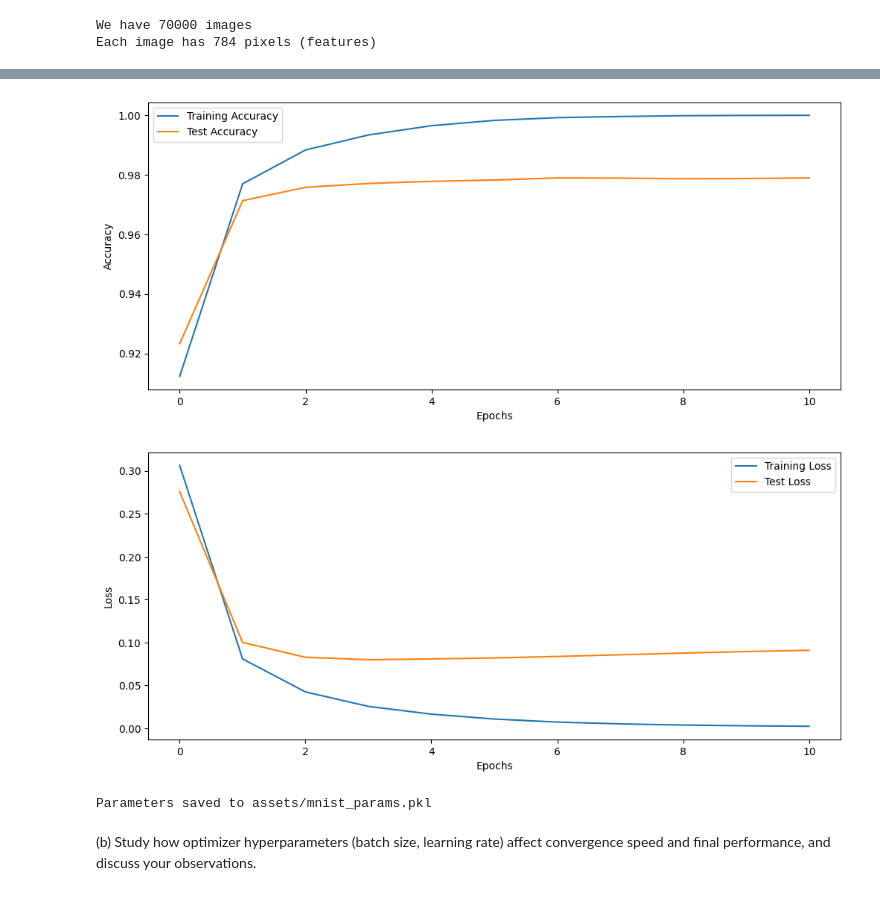
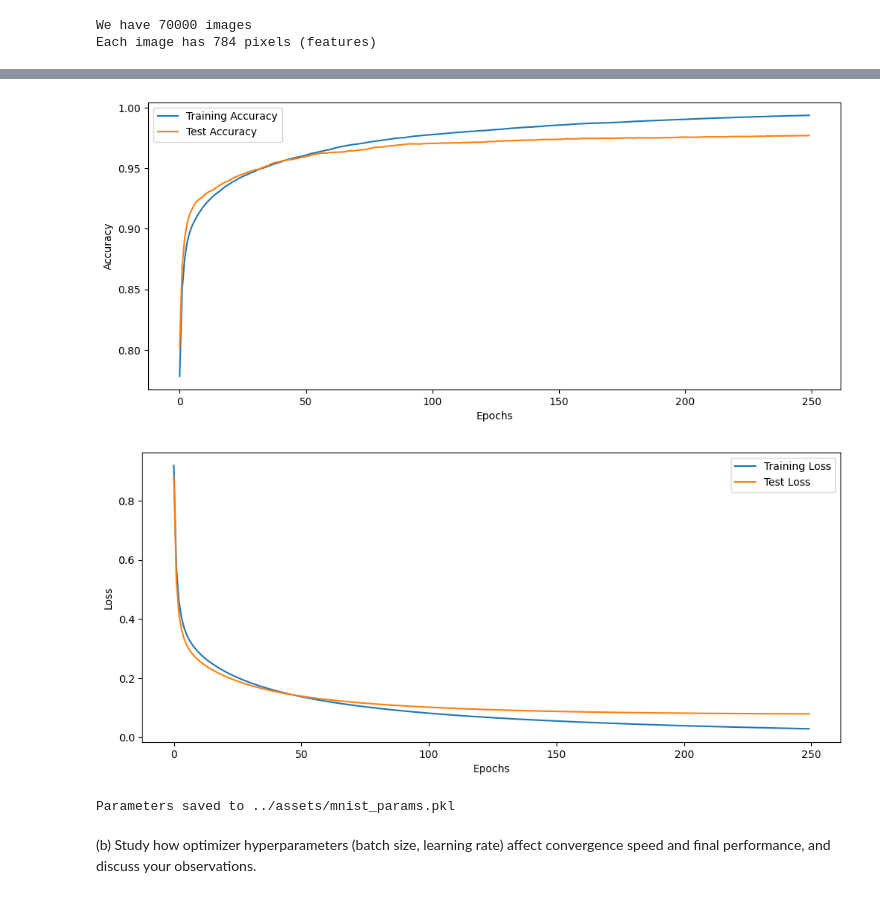
Before and after one commit to yazanmashal03/laoml-project, a Jupyter notebook: notebook/project2.ipynb, the cells around one changed output, grey strips where cells are left out. Drawn from its saved outputs; the diff is of its cells as text; code cells hidden in the pictures.

Commit message:
added best config

```diff
--- a/notebook/project2.ipynb
+++ b/notebook/project2.ipynb
@@ -289,7 +289,7 @@ def train_model(x_train, y_train, x_test, y_test, best_config):
             params = update(params, x_batch, y_batch, activation, lr, classification=True)
 
         # Evaluate periodically
-        if epoch % 10 == 0 or epoch == epochs - 1:
+        if epoch % 1 == 0 or epoch == epochs - 1:
             train_acc, train_loss = evaluate_model(params, x_train, y_train, activation, classification=True)
             test_acc, test_loss = evaluate_model(params, x_test, y_test, activation, classification=True)
 
@@ -298,7 +298,7 @@ def train_model(x_train, y_train, x_test, y_test, best_config):
             learning_curve['train_loss'].append(float(train_loss))
             learning_curve['test_loss'].append(float(test_loss))
 
-            if epoch % 50 == 0:
+            if epoch % 10 == 0:
                 print(f"Epoch {epoch}: Train Acc = {train_acc:.4f}, Test Acc = {test_acc:.4f}")
 
     # Final evaluation
@@ -442,19 +434,18 @@ Fold 1, Epoch 50: Val Acc = 0.9507, Val Loss = 0.1694
 KeyboardInterrupt:
 # %%
-# Train best model on these params
+# Train best model on the best params
 best_config = {
     'layer_widths': [784, 128, 128, 10],
     'activation': 'relu',
-    'learning_rate': 0.1,
+    'learning_rate': 0.01,
     'batch_size': 256,
-    'epochs': 100
+    'epochs': 250
 }
 
 params, test_acc, test_loss, learning_curve = train_model(
     x_train, y_train, x_test, y_test, best_config
 )
 
-# Print out the best accuracy and learning curve
 print(f"Our best model trained on the full training set has an accuracy of {test_acc}%")
 print(f"Our best model trained on the full training set has a loss of {test_loss:.2f}")
 
@@ -488,6 +487,6 @@ Our best model trained on the full training set has a loss of 0.09
-[figure, old version]
+[figure, new version]
-[figure, old version]
+[figure, new version]
-Parameters saved to assets/mnist_params.pkl
+Parameters saved to ../assets/mnist_params.pkl
 # %% [markdown]
    (b) Study how optimizer hyperparameters (batch size, learning rate) affect convergence speed and final performance, and discuss your observations.
 # %% [markdown]
```
Also changed, not shown: parts of 7 cells of this notebook, 1 other file.
